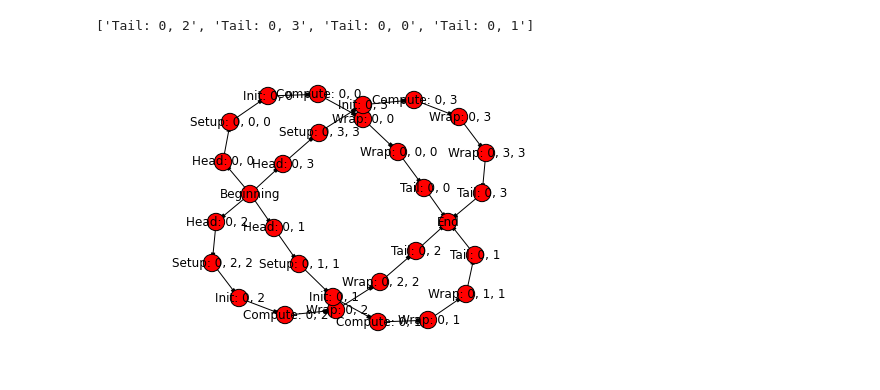
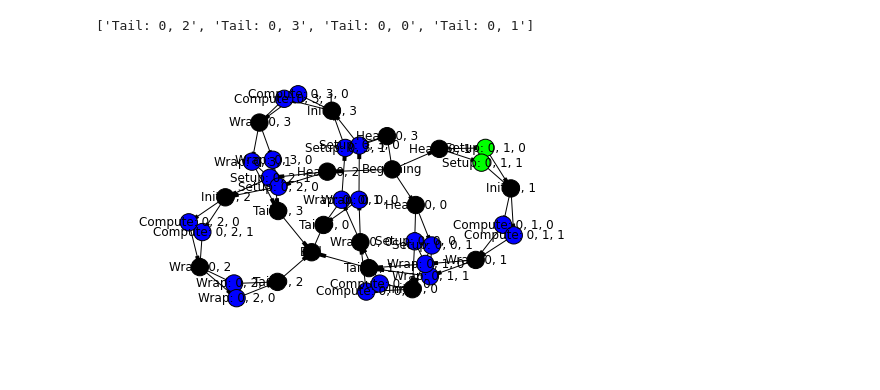
Before and after one commit to uwoseis/zephyr, a Jupyter notebook: DAG Job Accounting.ipynb, the cells around one changed output. Drawn from its saved outputs; the diff is of its cells as text; code cells hidden in the pictures.

Commit message:
Examples with directed graphs.

```diff
--- a/DAG Job Accounting.ipynb
+++ b/DAG Job Accounting.ipynb
@@ -27,7 +27,7 @@ dims        = (nx,nz)       # tuple
 nPML        = 32
 rho         = np.fliplr(np.ones(dims) * density)
 nfreq       = len(freqs)    # number of frequencies
-nky         = 4             # number of y-directional plane-wave components
+nky         = 4            # number of y-directional plane-wave components
 nsp         = nfreq * nky   # total number of 2D subproblems
 
 velocity    = 2500          # m/s
@@ -54,6 +54,9 @@ geom        = {
 cache       = False
 cacheDir    = '.'
 
+parFac = 2
+chunksPerWorker = 1
+
 # Base configuration for all subproblems
 systemConfig = {
     'dx':   cellSize,       # m
@@ -70,6 +73,8 @@ systemConfig = {
     'cacheDir': cacheDir,
     'freqs':    freqs,
     'nky':      nky,
+    'parFac':   parFac,
+    'chunksPerWorker':  chunksPerWorker,
 }
 # %%
 sp = SeisFDFDProblem(systemConfig)
@@ -83,7 +88,33 @@ G.neighbors('Beginning')
 G.predecessors('End')
 # %% [output]
 ['Tail: 0, 2', 'Tail: 0, 3', 'Tail: 0, 0', 'Tail: 0, 1']
+# %%
+def colourCodeNodes(graph):
+    colours = []
+
+    def mapColours(value):
+        if value < 0:
+            return (0, 0, 0)
+        elif value == 0:
+            return (0, 0, 1)
+        elif value == 1:
+            return (0, 1, 0)
+        elif value == 3:
+            return (1, 0, 0)
+
+    for node in graph.nodes():
+        status = -1
+        nodeprops = G.node[node]
+        if 'job' in nodeprops:
+            job = nodeprops['job']
+            status = 1. * job.ready()
+            if status > 0:
+                status += 1. * (not job.successful())
+
+        colours.append(mapColours(status))
+
+    return colours
 # %%
-networkx.draw_graphviz(G, with_labels=True)
+im = networkx.draw_graphviz(G, with_labels=True, node_color=colourCodeNodes(G))
 # %% [output]
-[figure, old version]
+[figure, new version]
```
Also changed, not shown: parts of 1 cell of this notebook, 4 other files.
